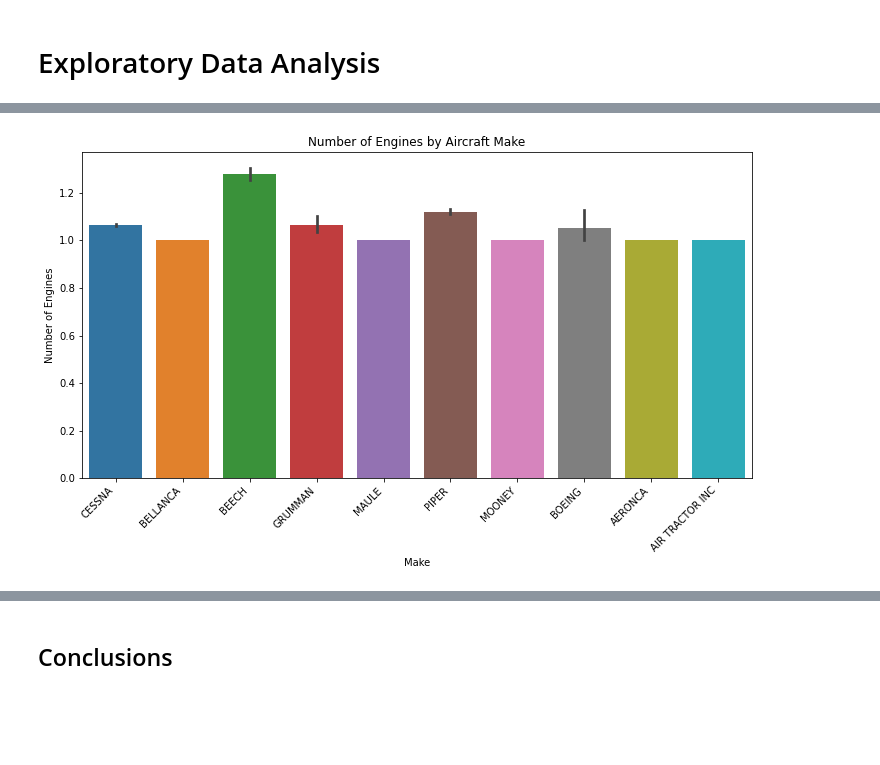
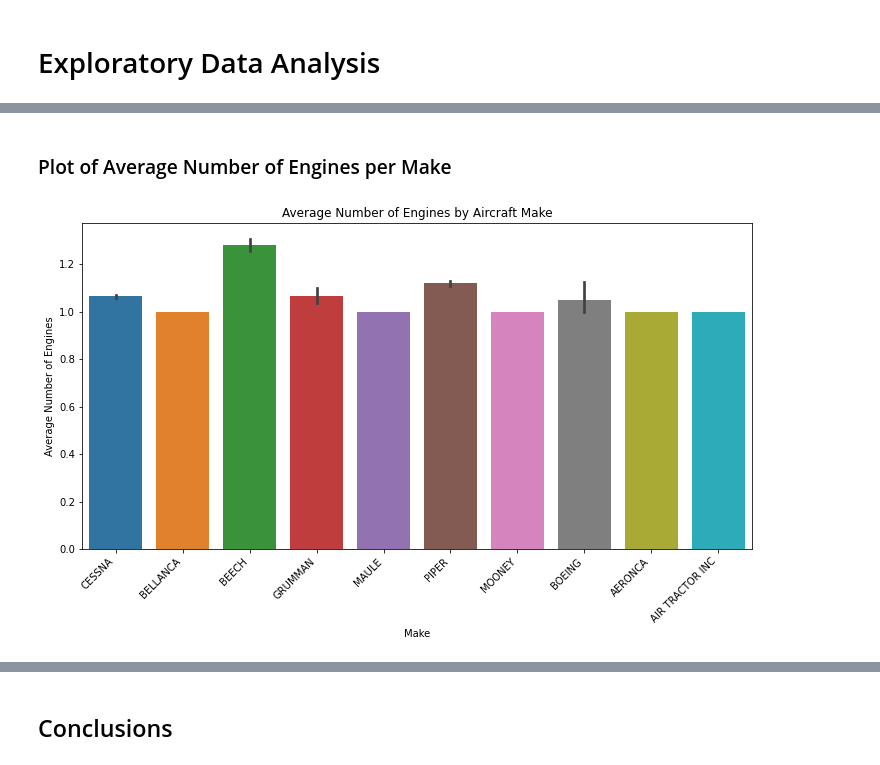
Before and after one commit to justinnllee/Aircraft_Safety_Analysis, a Jupyter notebook: notebook.ipynb, the cells around one changed output, grey strips where cells are left out. Saved outputs shown, nothing was run; the diff lists cells and outputs as text; code cells hidden in the pictures; blank space fills up the shorter version.

```diff
--- a/notebook.ipynb
+++ b/notebook.ipynb
@@ -246,15 +223,17 @@ Maybe look into best engine to use: based on number of engines, fatality count
+# %% [markdown]
+### Plot of Average Number of Engines per Make
 # %%
 # Plot number of engines per make
 plt.figure(figsize=(12, 6))
 
 sns.barplot(x='Make', y='Number.of.Engines', data=df)
 
-plt.title('Number of Engines by Aircraft Make')
+plt.title('Average Number of Engines by Aircraft Make')
 plt.xlabel('Make')
-plt.ylabel('Number of Engines')
+plt.ylabel('Average Number of Engines')
 
 plt.xticks(rotation=45, ha='right')
 
 plt.show()
 # %% [output]
-[figure, old version]
+[figure, new version]
```
Also changed, not shown: parts of 30 cells of this notebook.
